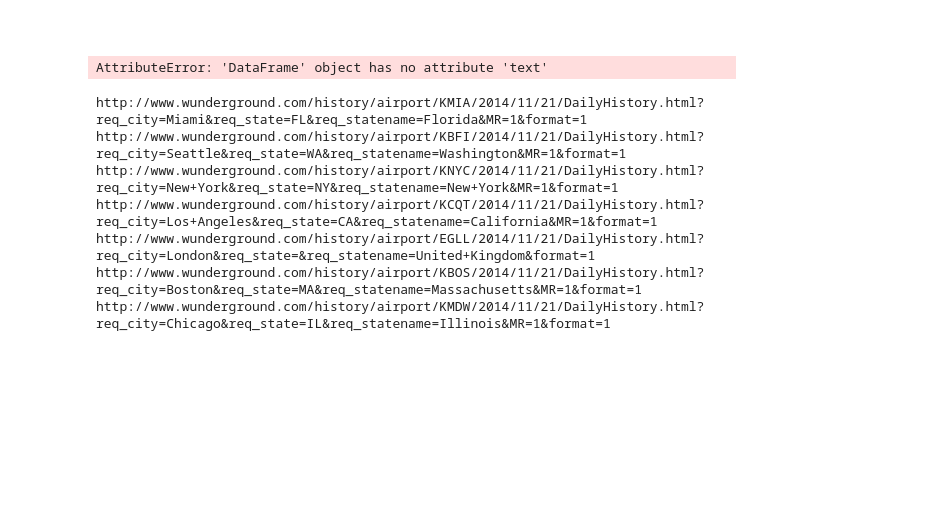
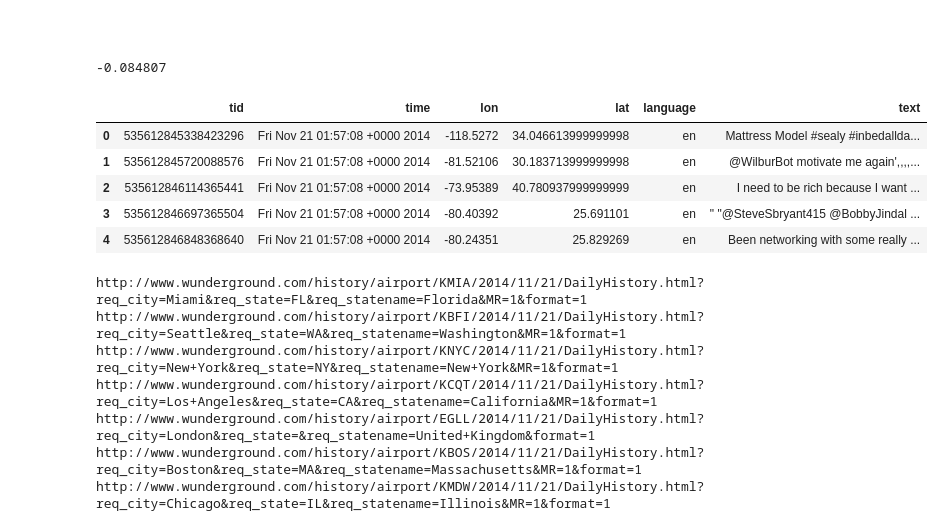
Before and after one commit to a-campbell/Twitter_Weather_Project, a Jupyter notebook: Sentiment and Weather Merge.ipynb, the cells around one changed output. Saved outputs shown, nothing was run; the diff lists cells and outputs as text; code cells hidden in the pictures; blank space fills up the shorter version.

```diff
--- a/Sentiment and Weather Merge.ipynb
+++ b/Sentiment and Weather Merge.ipynb
@@ -70,24 +68,11 @@ meta
 tid = meta.a.str.replace('[', '')
 time = meta.b.str.replace("u'", "")
 time = time.str.replace("'", "")
-lon = meta.d.str.replace("u'", "")
 lon = lon.str.replace("coordinates", "")
 lat = meta.e.str.replace("]}", "")
-language = meta.b.str.replace("u'", "")
+language = meta.f.str.replace("u'", "")
 language = language.str.replace("'", "")
-text = meta.text.str.replace("u'", "")
+text = meta.g.str.replace("u'", "")
 text = text.str.replace("]", "")
 text = text.apply(lambda x: x[:-1])
 text = text.str.replace('u"', '')
-
-tweets = pd.DataFrame()
-tweets['tid'] = tid
-tweets['time'] = time
-tweets['lon'] = lon
-tweets['lat'] = lat
-tweets['language'] = language
-tweets['text'] = text
-tweets.lon = tweets.lon.apply(lambda x: x[5:])
-tweets.text = tweets.text.apply(lambda x: x[:1])
-# %% [output]
-AttributeError: 'DataFrame' object has no attribute 'text'
@@ -93,0 +84,4 @@ AttributeError: 'DataFrame' object has no attribute 'text'
+# %%
+lon[300]
+# %% [output]
+-0.084807
@@ -94,3 +98,12 @@ AttributeError: 'DataFrame' object has no attribute 'text'
+# %%
+tweets.head()
+# %% [output]
+|  | tid | time | lon | lat | language | text |
+| 0 | 535612845338423296 | Fri Nov 21 01:57:08 +0000 2014 | -118.5272 | 34.046613999999998 | en | Mattress Model #sealy #inbedallda... |
+| 1 | 535612845720088576 | Fri Nov 21 01:57:08 +0000 2014 | -81.52106 | 30.183713999999998 | en | @WilburBot motivate me again',,,,... |
+| 2 | 535612846114365441 | Fri Nov 21 01:57:08 +0000 2014 | -73.95389 | 40.780937999999999 | en | I need to be rich because I want ... |
+| 3 | 535612846697365504 | Fri Nov 21 01:57:08 +0000 2014 | -80.40392 | 25.691101 | en | " "@SteveSbryant415 @BobbyJindal ... |
+| 4 | 535612846848368640 | Fri Nov 21 01:57:08 +0000 2014 | -80.24351 | 25.829269 | en | Been networking with some really ... |
 # %%
 #get the polarity of the tweets
 from textblob import TextBlob
```
Also changed, not shown: parts of 12 cells of this notebook, 5 other files.
